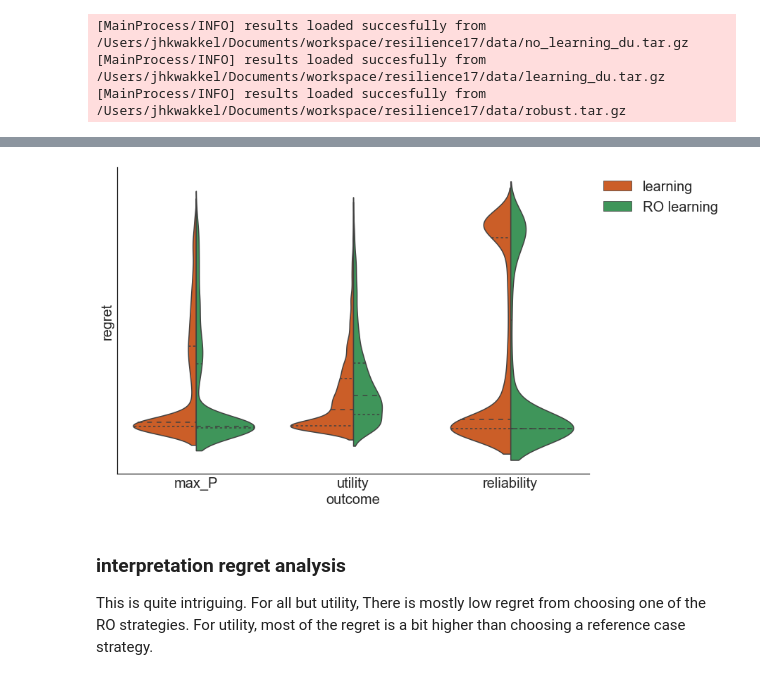
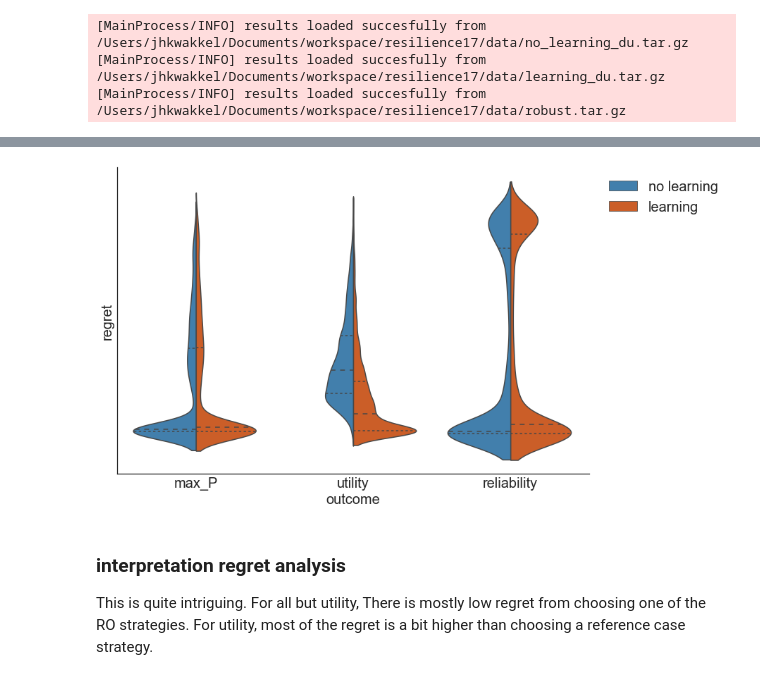
Before and after one commit to quaquel/resilience17, a Jupyter notebook: comparison.ipynb, the cells around one changed output, grey strips where cells are left out. Cells and saved outputs as stored; diff of their text form; code cells hidden in the pictures.

Commit message:
slightly changed figures

```diff
--- a/comparison.ipynb
+++ b/comparison.ipynb
@@ -949,3 +949,23 @@ The comparison with the robust optimization results is also clear. Note that the
 the second insight is that we still have plenty of cases even with the learning formulation with low utility, high pollution, and low reliability. Thus, learning only partially addresses deep uncertainty.
 # %% [markdown]
 ## some count based analyses
+# %%
+import collections
+all_results = {'no learning': load_results('./data/no_learning_du.tar.gz'),
+               'learning': load_results('./data/learning_du.tar.gz'),
+               'robust': load_results('./data/robust.tar.gz')}
+outcome_names = all_results['robust'][1].keys()
+
+all_outcomes = collections.defaultdict(list)
+for key, results in all_results.items():
+    experiments, outcomes = results
+
+    all_outcomes['type'].extend([key,]*experiments.shape[0])
+    all_outcomes['scenario id'].extend(experiments['scenario_id'])
+    for outcome_name in outcome_names:
+        if outcome_name == 'inertia': continue
+        data = outcomes[outcome_name]
+        all_outcomes[outcome_name].extend(data.tolist())
+
+outcomes_df = pd.DataFrame.from_dict(all_outcomes)
+outcomes_df.head()
@@ -1262,19 +1298,19 @@ data.head()
 # %%
 palette = {'no learning':'#3182bd', 'learning':'#e6550d', 'RO learning':'#31a354'}
 
 
-selection = data[data['type']!= 'no learning']
+selection = data[data['type']!= 'RO learning']
 ax = sns.violinplot(y='performance', x='outcome', hue='type', data=selection,
                split=True, inner='quartile', palette=palette, gridsize=1000)
 handles, labels = ax.get_legend_handles_labels()
 ax.legend(handles, labels, bbox_to_anchor=(1.3, 1), fontsize=20)
 change_fontsize(plt.gcf(), 20)
 sns.despine()
 ax.set_yticks([])
 ax.set_ylabel('regret')
 plt.show()
 # %% [output]
-[figure, old version]
+[figure, new version]
 # %% [markdown]
 ### interpretation regret analysis
 This is quite intriguing. For all but utility, There is mostly low regret from choosing one of the RO strategies. For utility, most of the regret is a bit higher than choosing a reference case strategy.
```
Also changed, not shown: parts of 33 cells of this notebook, 7 other files.
